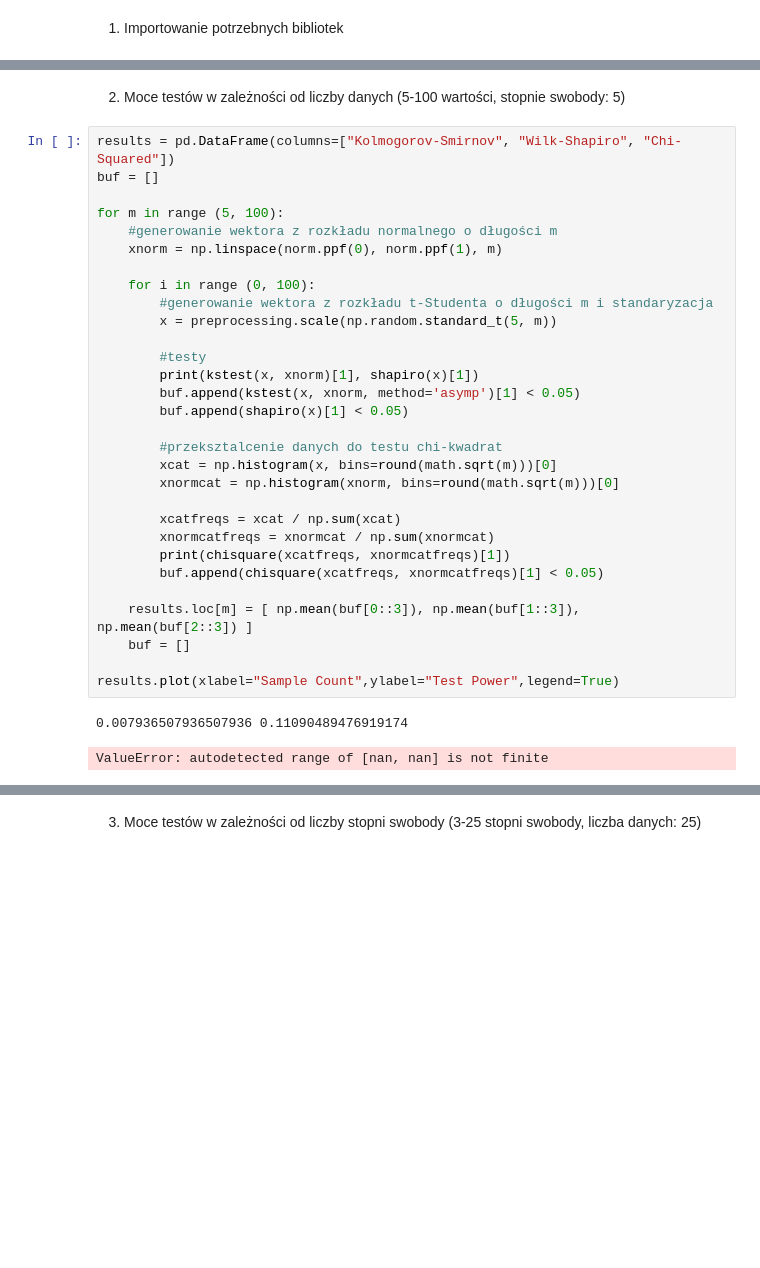
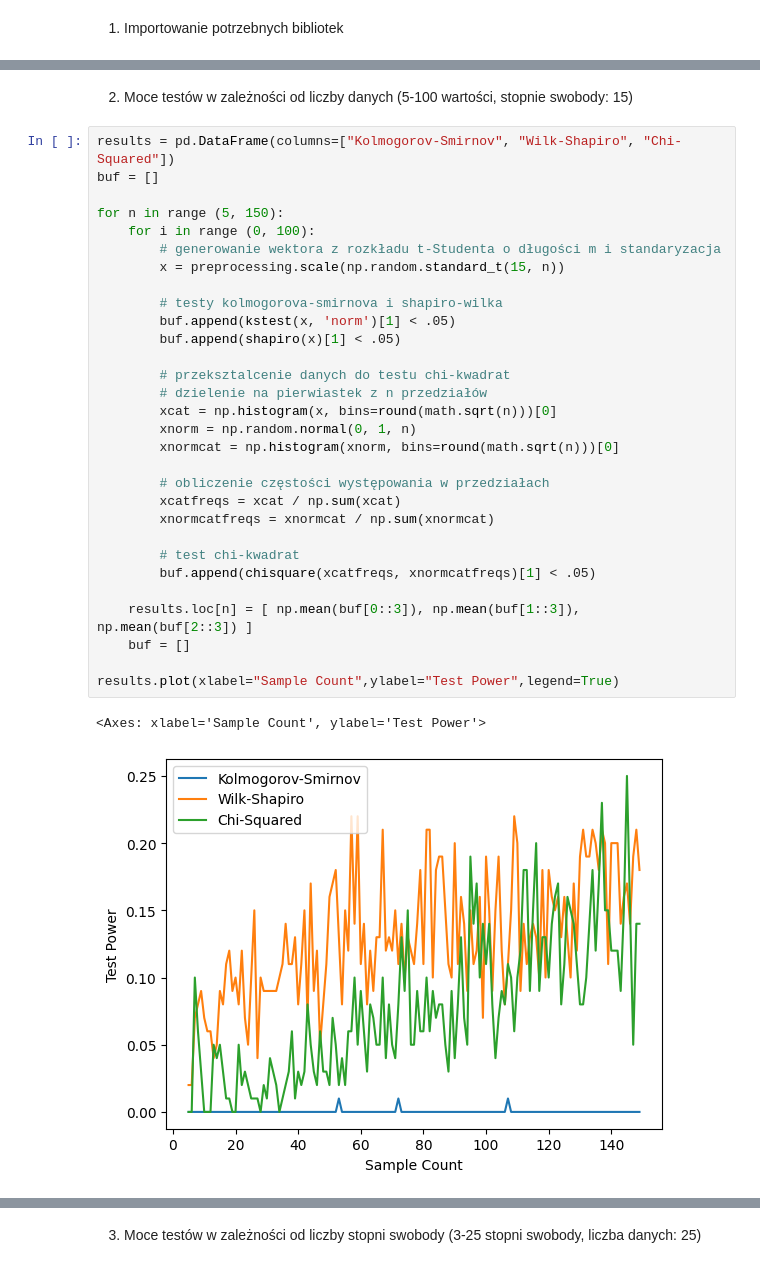
Before and after one commit to kosmoscloud/MNwS-projekt1-zadania, a Jupyter notebook: blok-1/zadanie1.ipynb, the cells around one changed output, grey strips where cells are left out. Saved outputs shown, nothing was run; the diff lists cells and outputs as text; blank space fills up the shorter version.

```diff
--- a/blok-1/zadanie1.ipynb
+++ b/blok-1/zadanie1.ipynb
@@ -14,35 +18,35 @@ import matplotlib.pyplot as plt
 # %% [markdown]
-2. Moce testów w zależności od liczby danych (5-100 wartości, stopnie swobody: 5)
+2. Moce testów w zależności od liczby danych (5-100 wartości, stopnie swobody: 15)
 # %%
 results = pd.DataFrame(columns=["Kolmogorov-Smirnov", "Wilk-Shapiro", "Chi-Squared"])
 buf = []
 
-for m in range (5, 100):
-    #generowanie wektora z rozkładu normalnego o długości m
-    xnorm = np.linspace(norm.ppf(0), norm.ppf(1), m)
+for n in range (5, 150):
+    for i in range (0, 100):
+        # generowanie wektora z rozkładu t-Studenta o długości m i standaryzacja
+        x = preprocessing.scale(np.random.standard_t(15, n))
 
-    for i in range (0, 100):
-        #generowanie wektora z rozkładu t-Studenta o długości m i standaryzacja
-        x = preprocessing.scale(np.random.standard_t(5, m))
+        # testy kolmogorova-smirnova i shapiro-wilka
+        buf.append(kstest(x, 'norm')[1] < .05)
+        buf.append(shapiro(x)[1] < .05)
 
-        #testy
-        print(kstest(x, xnorm)[1], shapiro(x)[1])
-        buf.append(kstest(x, xnorm, method='asymp')[1] < 0.05)
-        buf.append(shapiro(x)[1] < 0.05)
+        # przeksztalcenie danych do testu chi-kwadrat
+        # dzielenie na pierwiastek z n przedziałów
+        xcat = np.histogram(x, bins=round(math.sqrt(n)))[0]
+        xnorm = np.random.normal(0, 1, n)
+        xnormcat = np.histogram(xnorm, bins=round(math.sqrt(n)))[0]
 
-        #przeksztalcenie danych do testu chi-kwadrat
-        xcat = np.histogram(x, bins=round(math.sqrt(m)))[0]
-        xnormcat = np.histogram(xnorm, bins=round(math.sqrt(m)))[0]
-
+        # obliczenie częstości występowania w przedziałach
         xcatfreqs = xcat / np.sum(xcat)
         xnormcatfreqs = xnormcat / np.sum(xnormcat)
-        print(chisquare(xcatfreqs, xnormcatfreqs)[1])
-        buf.append(chisquare(xcatfreqs, xnormcatfreqs)[1] < 0.05)
 
-    results.loc[m] = [ np.mean(buf[0::3]), np.mean(buf[1::3]), np.mean(buf[2::3]) ]
+        # test chi-kwadrat
+        buf.append(chisquare(xcatfreqs, xnormcatfreqs)[1] < .05)
+
+    results.loc[n] = [ np.mean(buf[0::3]), np.mean(buf[1::3]), np.mean(buf[2::3]) ]
     buf = []
 
 results.plot(xlabel="Sample Count",ylabel="Test Power",legend=True)
 # %% [output]
-0.007936507936507936 0.11090489476919174
+<Axes: xlabel='Sample Count', ylabel='Test Power'>
-ValueError: autodetected range of [nan, nan] is not finite
+[figure, added]
```
Also changed, not shown: parts of 4 cells of this notebook, 21 other files.
